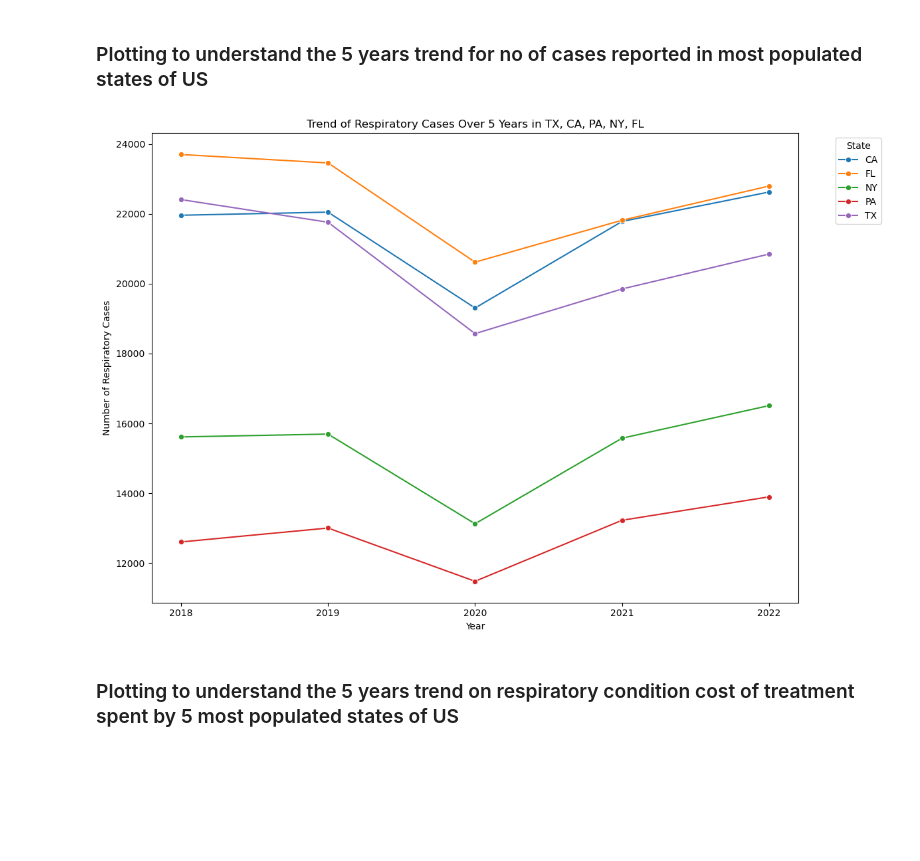
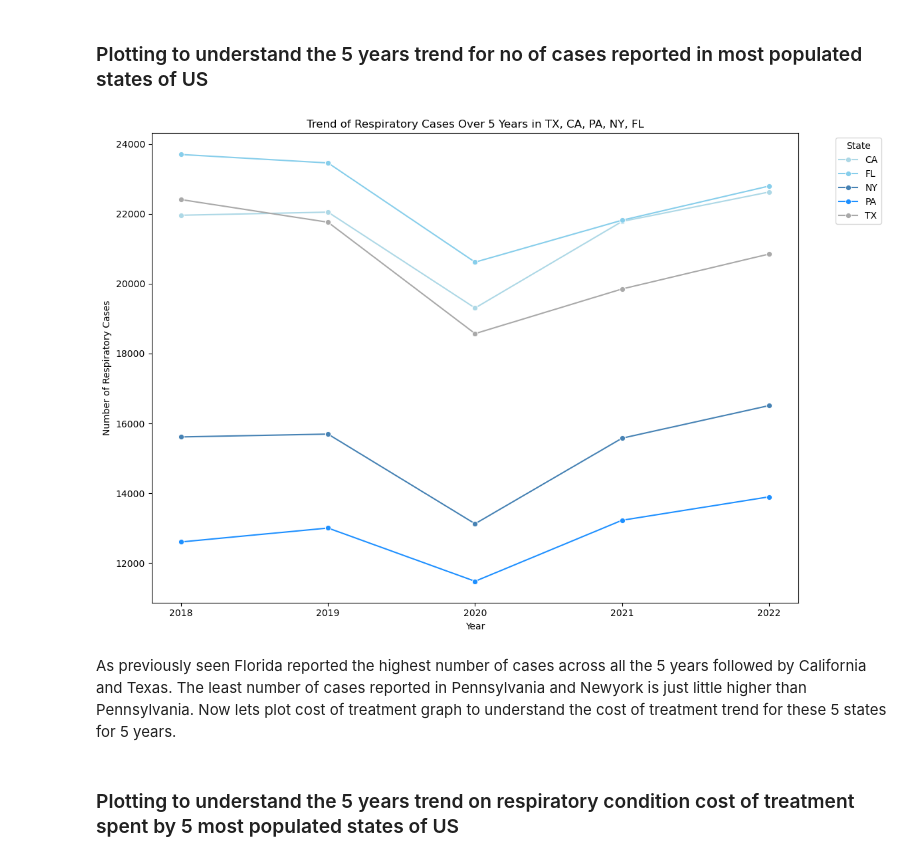
Before and after one commit to sumahassan/healthcare_analytics_project_python, a Jupyter notebook: Medicare_Outpatient_project.ipynb, the cells around one changed output. Saved outputs shown, nothing was run; the diff lists cells and outputs as text; code cells hidden in the pictures; blank space fills up the shorter version.

```diff
--- a/Medicare_Outpatient_project.ipynb
+++ b/Medicare_Outpatient_project.ipynb
@@ -341,25 +338,24 @@ plt.show()
 # %% [markdown]
 ### Plotting to understand the 5 years trend for no of cases reported in most populated states of US
 # %%
-
-# Filter the data for the states of interest
 respiratory_df = respiratory_df[respiratory_df['state'].isin(states_of_interest)]
 
-# Aggregate the data by year and state
 yearly_counts = respiratory_df.groupby(['year', 'state'])['patient'].sum().reset_index()
 
-# Plot the line chart
+custom_palette = [ "#ADD8E6","#87CEEB", "#4682B4","#1E90FF", "#A9A9A9"]
 plt.figure(figsize=(12, 8))
-sns.lineplot(data=yearly_counts, x='year', y='patient', hue='state', marker='o')
+sns.lineplot(data=yearly_counts, x='year', y='patient', hue='state', marker='o', palette= custom_palette )
 
 plt.xlabel('Year')
 plt.ylabel('Number of Respiratory Cases')
 plt.title('Trend of Respiratory Cases Over 5 Years in TX, CA, PA, NY, FL')
 plt.legend(title='State', bbox_to_anchor=(1.05, 1), loc='upper left')
 plt.tight_layout()
 plt.show()
 # %% [output]
-[figure, old version]
+[figure, new version]
+# %% [markdown]
+As previously seen Florida reported the highest number of cases across all the 5 years followed by California and Texas. The least number of cases reported in Pennsylvania and Newyork is just little higher than Pennsylvania. Now lets plot cost of treatment graph to understand the cost of treatment trend for these 5 states for 5 years.
 # %% [markdown]
 ### Plotting to understand the 5 years trend on respiratory condition cost of treatment spent by 5 most populated states of US
 # %%
```
Also changed, not shown: parts of 16 cells of this notebook.
